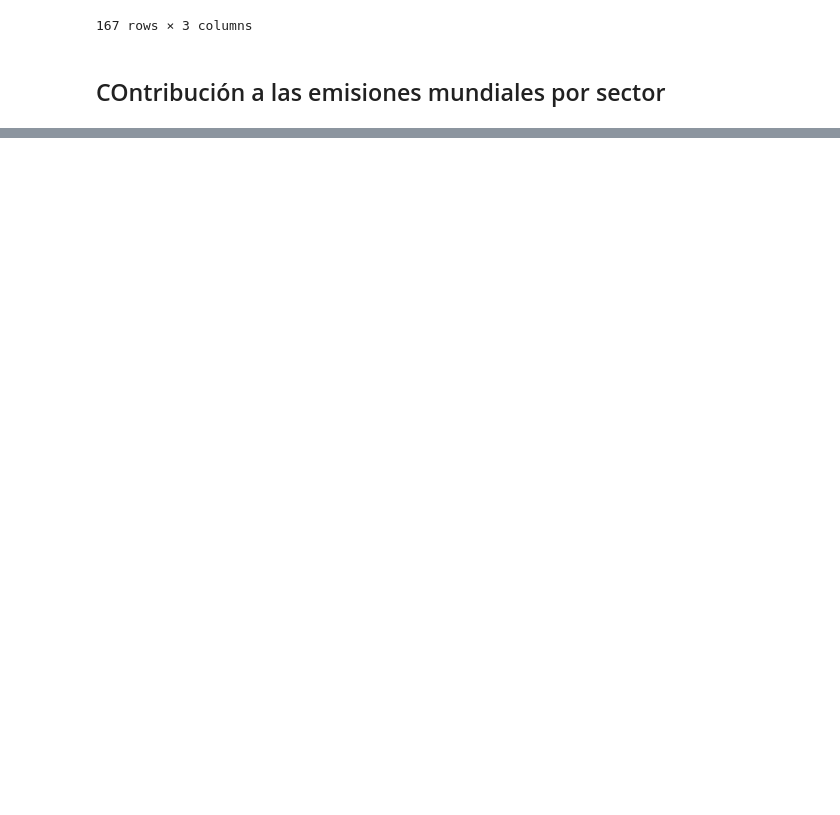
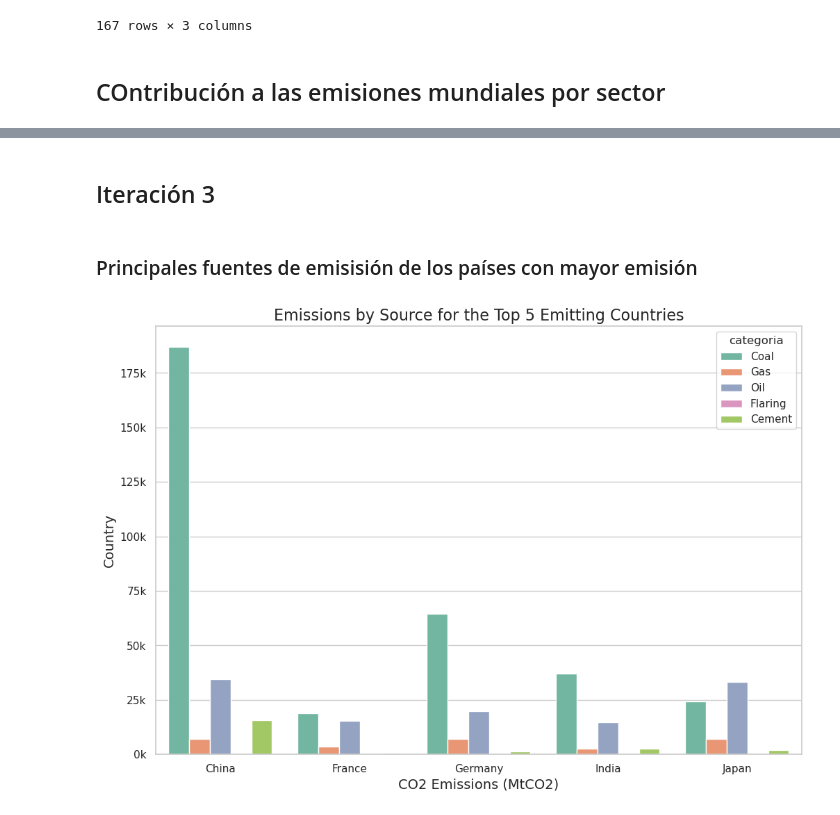
Before and after one commit to Sergio0602/Project-2--EDA, a Jupyter notebook: question-2.ipynb, the cells around one changed output, grey strips where cells are left out. Drawn from its saved outputs; the diff is of its cells as text; code cells hidden in the pictures; blank space fills up the shorter version.

```diff
--- a/question-2.ipynb
+++ b/question-2.ipynb
@@ -574,0 +478,44 @@ Valores para el gráfico:
+# %% [markdown]
+## Iteración 3
+# %% [markdown]
+### Principales fuentes de emisisión de los países con mayor emisión
+# %%
+df_total_emissions = df_filtered_country.groupby('country')[['coal_co2', 'gas_co2', 'oil_co2', 'flaring_co2', 'cement_co2']].sum()
+df_total_emissions['total_emission'] = df_total_emissions.sum(axis=1)
+top_5_countries = df_total_emissions.nlargest(5, 'total_emission').index
+df_top_5 = df_filtered_country[df_filtered_country['country'].isin(top_5_countries)]
+df_top_5_emissions = df_top_5.groupby('country')[['coal_co2', 'gas_co2', 'oil_co2', 'flaring_co2', 'cement_co2']].sum()
+df_top_5_emissions = df_top_5_emissions.reset_index()
+
+df_melted = df_top_5_emissions.melt(id_vars=["country"], value_vars=["coal_co2", "gas_co2", "oil_co2", "flaring_co2", "cement_co2"],
+                                    var_name="categoria", value_name="emission")
+
+category_names = {
+    "coal_co2": "Coal",
+    "gas_co2": "Gas",
+    "oil_co2": "Oil",
+    "flaring_co2": "Flaring",
+    "cement_co2": "Cement"
+}
+
+df_melted['categoria'] = df_melted['categoria'].map(category_names)
+
+sns.set(style="whitegrid")
+plt.figure(figsize=(12, 8))
+
+sns.barplot(x="country", y="emission", hue="categoria", data=df_melted, palette="Set2", dodge=True)
+
+plt.title("Emissions by Source for the Top 5 Emitting Countries", fontsize=16)
+plt.xlabel("CO2 Emissions (MtCO2)", fontsize=14)
+plt.ylabel("Country", fontsize=14)
+
+def thousands_formatter(x, pos):
+    return f'{int(x / 1000)}k'
+
+plt.gca().yaxis.set_major_formatter(FuncFormatter(thousands_formatter))
+
+
+
+plt.show()
+# %% [output]
+[figure, added]
```
Also changed, not shown: parts of 8 cells of this notebook, 1 other file.
